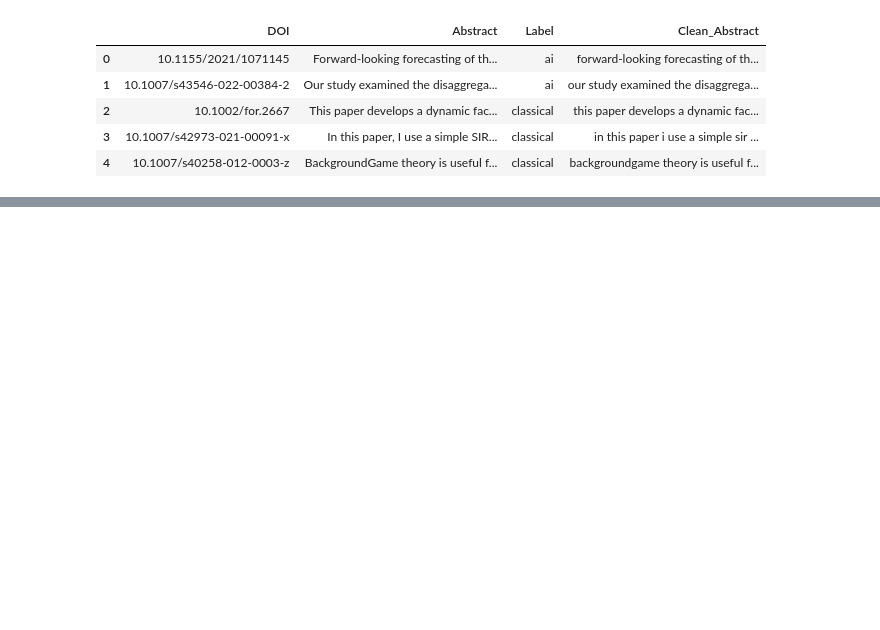
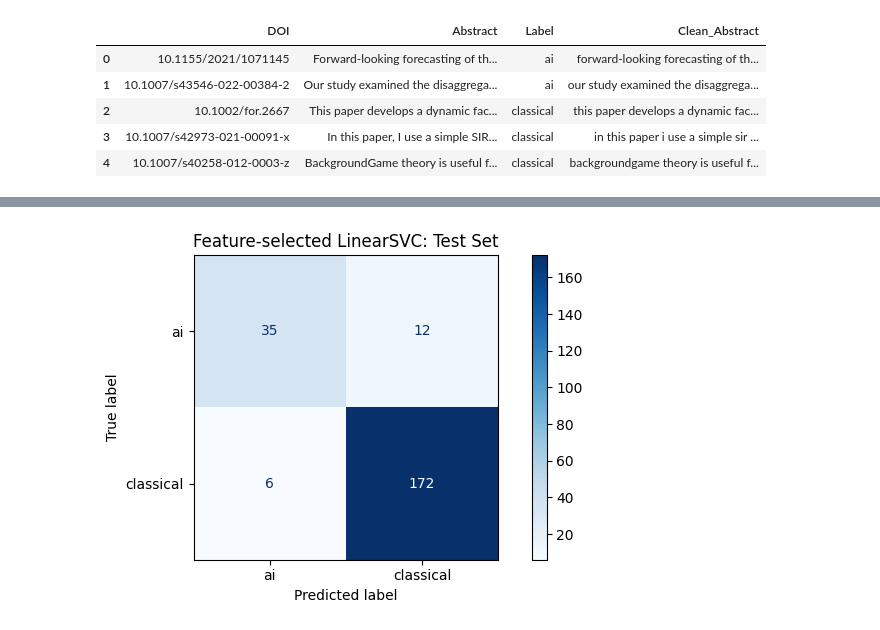
Before and after one commit to MasindiManaga/Natural_Language_Processing, a Jupyter notebook: notebooks/02_abstract_classifier.ipynb, the cells around one changed output, grey strips where cells are left out. Cells and saved outputs as stored; diff of their text form; code cells hidden in the pictures; blank space fills up the shorter version.

```diff
--- a/notebooks/02_abstract_classifier.ipynb
+++ b/notebooks/02_abstract_classifier.ipynb
@@ -219,0 +909,81 @@ weighted avg       0.92      0.92      0.92       225
+# %%
+# evaluate selected feature configuration
+best_feature_model = Pipeline([
+    ("tfidf", TfidfVectorizer(
+        stop_words="english",
+        ngram_range=(1, 2),
+        min_df=2,
+        max_df=0.95,
+        sublinear_tf=True
+    )),
+    ("selection", SelectKBest(
+        score_func=chi2,
+        k=3000
+    )),
+    ("model", LinearSVC(
+        class_weight="balanced",
+        random_state=SEED
+    ))
+])
+
+best_feature_model.fit(X_train, y_train)
+
+# evaluate original model
+original_model = text_pipeline(
+    LinearSVC(class_weight="balanced", random_state=SEED)
+)
+
+original_model.fit(X_train, y_train)
+
+original_predictions = original_model.predict(X_test)
+enhanced_predictions = best_feature_model.predict(X_test)
+
+# compare held-out performance
+final_comparison = pd.DataFrame({
+    "model": ["Original LinearSVC", "Feature-selected LinearSVC"],
+    "test_accuracy": [
+        accuracy_score(y_test, original_predictions),
+        accuracy_score(y_test, enhanced_predictions)
+    ],
+    "test_macro_f1": [
+        f1_score(y_test, original_predictions, average="macro"),
+        f1_score(y_test, enhanced_predictions, average="macro")
+    ],
+    "ai_recall": [
+        recall_score(y_test, original_predictions, pos_label="ai"),
+        recall_score(y_test, enhanced_predictions, pos_label="ai")
+    ]
+})
+
+print("Held-out test comparison:")
+print(final_comparison.round(4).to_string(index=False))
+
+print("\nFeature-selected classification report:")
+print(classification_report(
+    y_test,
+    enhanced_predictions,
+    zero_division=0
+))
+
+# visualise enhanced model errors
+fig, ax = plt.subplots(figsize=(7, 4))
+
+ConfusionMatrixDisplay.from_predictions(
+    y_test,
+    enhanced_predictions,
+    ax=ax,
+    cmap="Blues"
+)
+
+ax.set_title("Feature-selected LinearSVC: Test Set")
+plt.tight_layout()
+plt.show()
+
+# report improvement
+improvement = (
+    final_comparison.loc[1, "test_macro_f1"]
+    - final_comparison.loc[0, "test_macro_f1"]
+)
+
+print("\nTest macro-F1 difference:", round(improvement, 4))
+# %% [output]
@@ -219,0 +1004 @@ weighted avg       0.92      0.92      0.92       225
+[figure, added]
```
Also changed, not shown: parts of 24 cells of this notebook.
